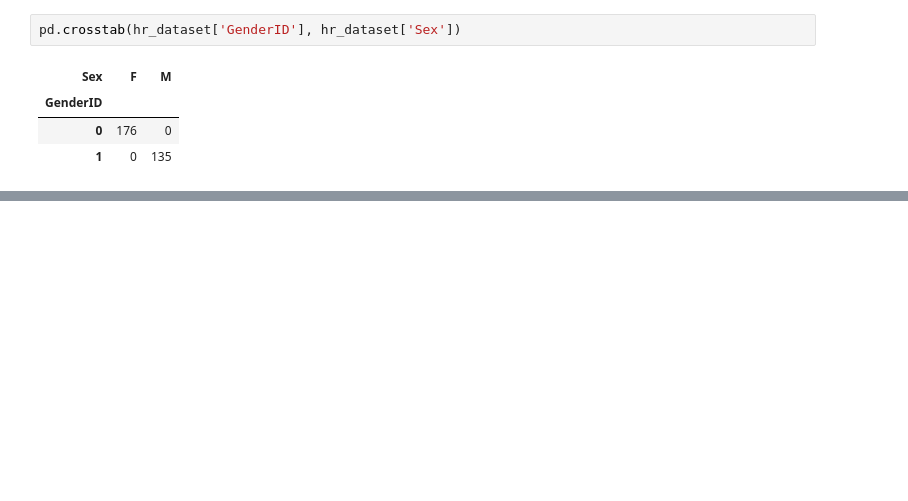
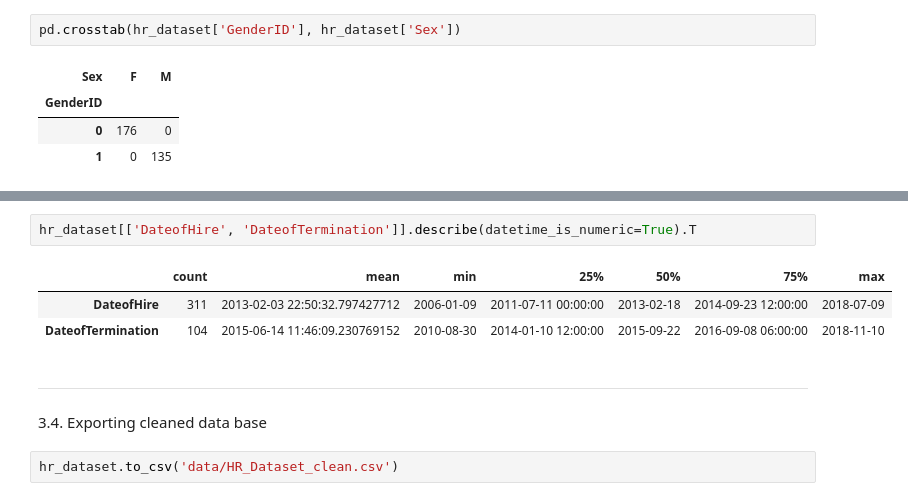
Before and after one commit to AnaSeoane/HR-Project, a Jupyter notebook: Exploring HR_Dataset.ipynb, the cells around one changed output, grey strips where cells are left out. Saved outputs shown, nothing was run; the diff lists cells and outputs as text; blank space fills up the shorter version.

```diff
--- a/Exploring HR_Dataset.ipynb
+++ b/Exploring HR_Dataset.ipynb
@@ -221,2 +262,13 @@ pd.crosstab(hr_dataset['GenderID'], hr_dataset['Sex'])
+# %%
+hr_dataset[['DateofHire', 'DateofTermination']].describe(datetime_is_numeric=True).T
+# %% [output]
+|  | count | mean | min | 25% | 50% | 75% | max |
+| DateofHire | 311 | 2013-02-03 22:50:32.797427712 | 2006-01-09 | 2011-07-11 00:00:00 | 2013-02-18 | 2014-09-23 12:00:00 | 2018-07-09 |
+| DateofTermination | 104 | 2015-06-14 11:46:09.230769152 | 2010-08-30 | 2014-01-10 12:00:00 | 2015-09-22 | 2016-09-08 06:00:00 | 2018-11-10 |
+# %% [markdown]
+___
+3.4. Exporting cleaned data base
+# %%
+hr_dataset.to_csv('data/HR_Dataset_clean.csv')
 # %% [markdown]
 ___
```
Also changed, not shown: parts of 25 cells of this notebook, 8 other files.
